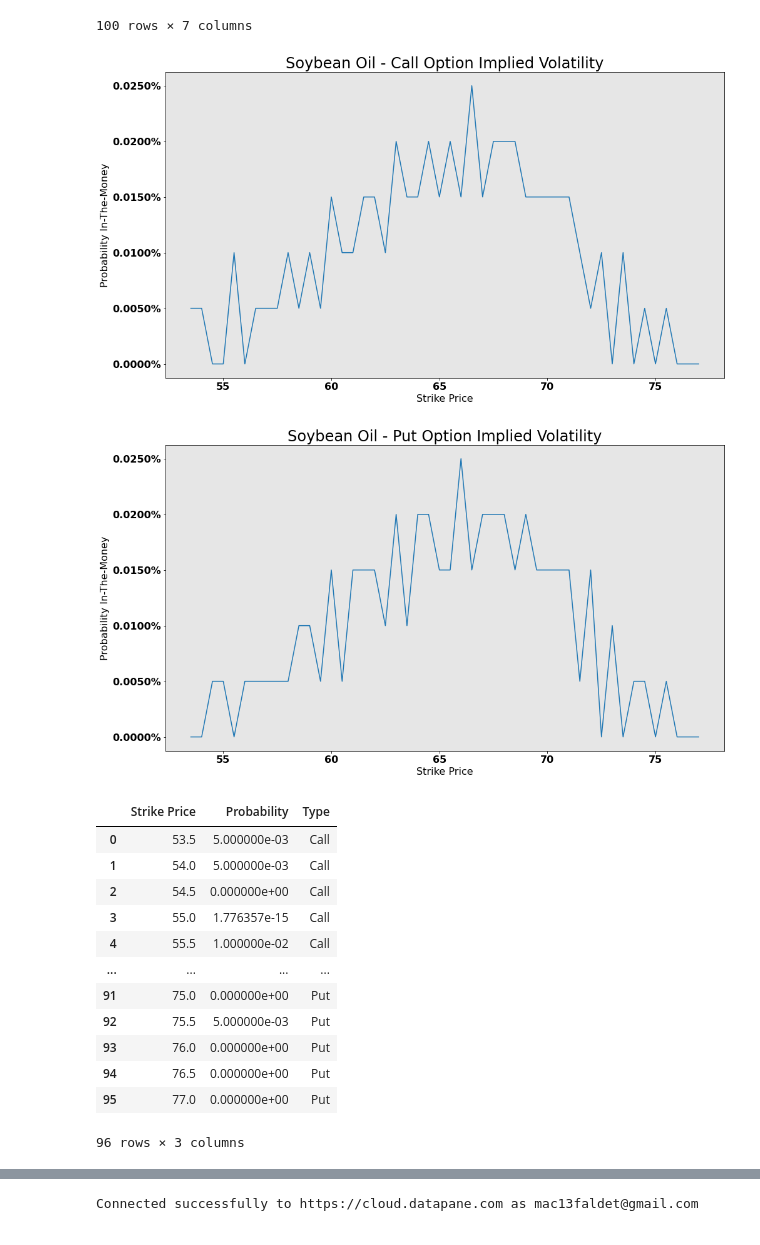
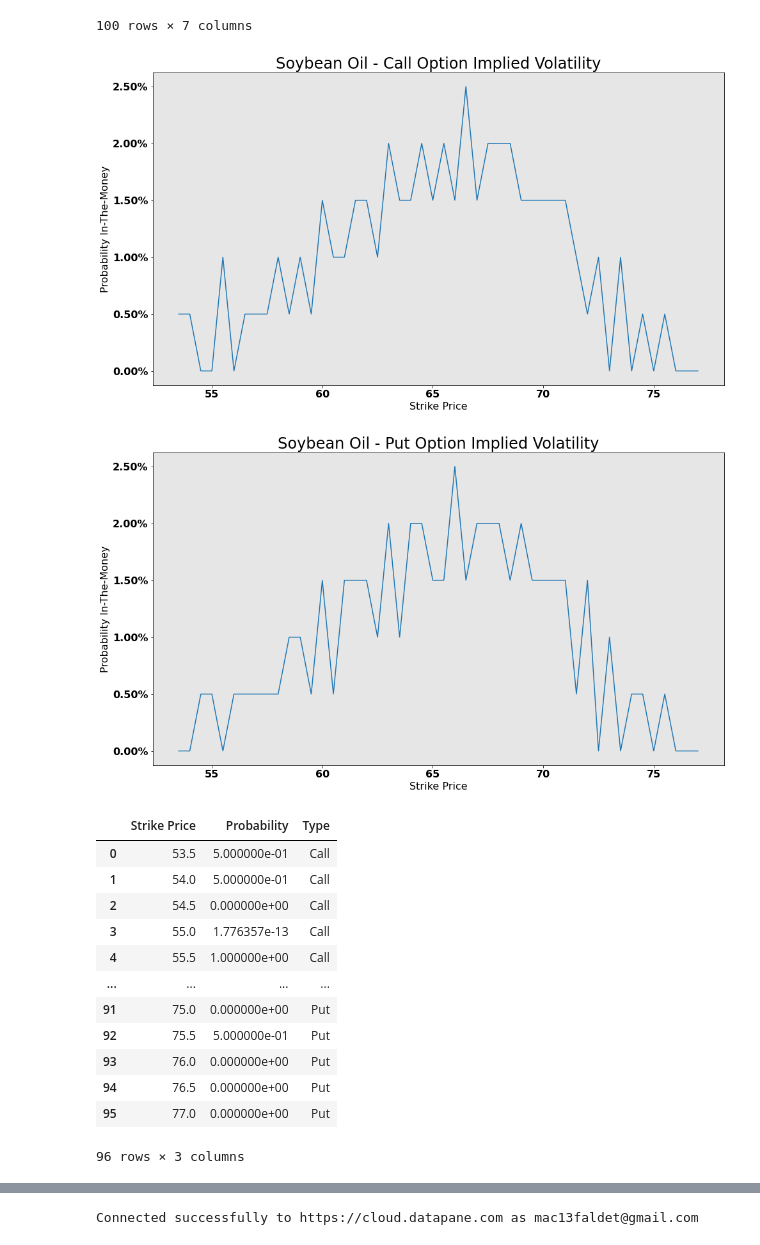
Before and after one commit to mfaldet/Stock-Evaluation, a Jupyter notebook: Option Trading/option_implied_probability.ipynb, the cells around one changed output, grey strips where cells are left out. Drawn from its saved outputs; the diff is of its cells as text; code cells hidden in the pictures.

```diff
--- a/Option Trading/option_implied_probability.ipynb
+++ b/Option Trading/option_implied_probability.ipynb
@@ -113,44 +113,46 @@ def get_probs(df, strikes_name, prices_name):
         s, p = [], []
         for i in np.arange(0,len(strike)):
             sp = strike[i]
             lp = l_price[i]
             mp = m_price[i]
             up = u_price[i]
 
             # Calculate the probability a future expires at the target price
             prob = lp - (2 * mp) + up
             s.append(sp)
             p.append(prob)
+        p = [i * 100 for i in p]
         visualize_pdf(s,p)
 
         probs = pd.DataFrame({'Strike Price': s,'Probability':p})
+        #probs.Probability = probs.Probability * 100
         probs=probs.dropna(axis=0)
 
         if t=='Call':
             c_probs = probs
         elif t=='Put':
             p_probs = probs
     # Merge data
     c_probs['Type']='Call'
     p_probs['Type']='Put'
     sbo_probs = pd.concat([c_probs,p_probs], ignore_index=True)
     return(sbo_probs)
 
 # Filter Call Strikes and Prices
 sbo_probs = get_probs(sbo, 'Strike Price', 'Last')
 sbo_probs
 # %% [output]
-[figure, old version]
+[figure, new version]
-[figure, old version]
+[figure, new version]
 |  | Strike Price | Probability | Type |
-| 0 | 53.5 | 5.000000e-03 | Call |
-| 1 | 54.0 | 5.000000e-03 | Call |
+| 0 | 53.5 | 5.000000e-01 | Call |
+| 1 | 54.0 | 5.000000e-01 | Call |
 | 2 | 54.5 | 0.000000e+00 | Call |
-| 3 | 55.0 | 1.776357e-15 | Call |
-| 4 | 55.5 | 1.000000e-02 | Call |
+| 3 | 55.0 | 1.776357e-13 | Call |
+| 4 | 55.5 | 1.000000e+00 | Call |
 | ... | ... | ... | ... |
 | 91 | 75.0 | 0.000000e+00 | Put |
-| 92 | 75.5 | 5.000000e-03 | Put |
+| 92 | 75.5 | 5.000000e-01 | Put |
 | 93 | 76.0 | 0.000000e+00 | Put |
 | 94 | 76.5 | 0.000000e+00 | Put |
 | 95 | 77.0 | 0.000000e+00 | Put |
```
Also changed, not shown: parts of 3 cells of this notebook.
